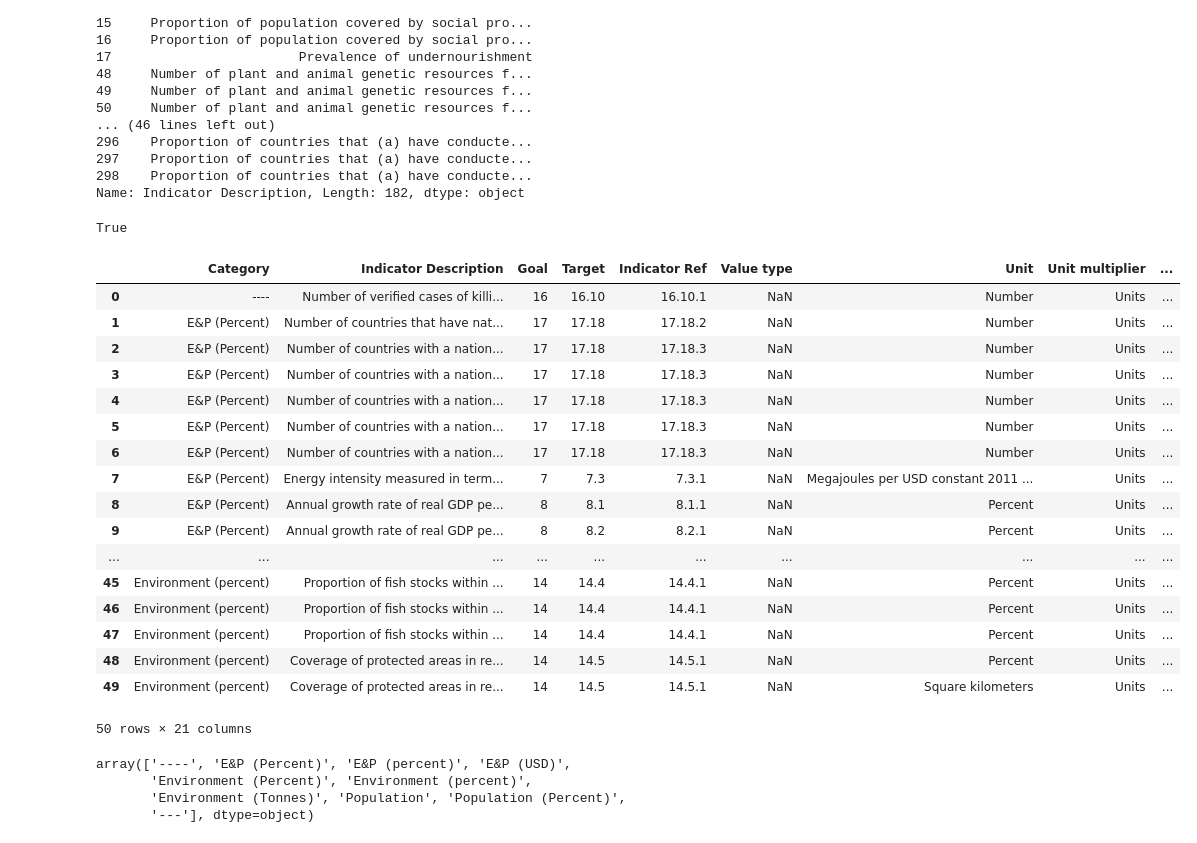
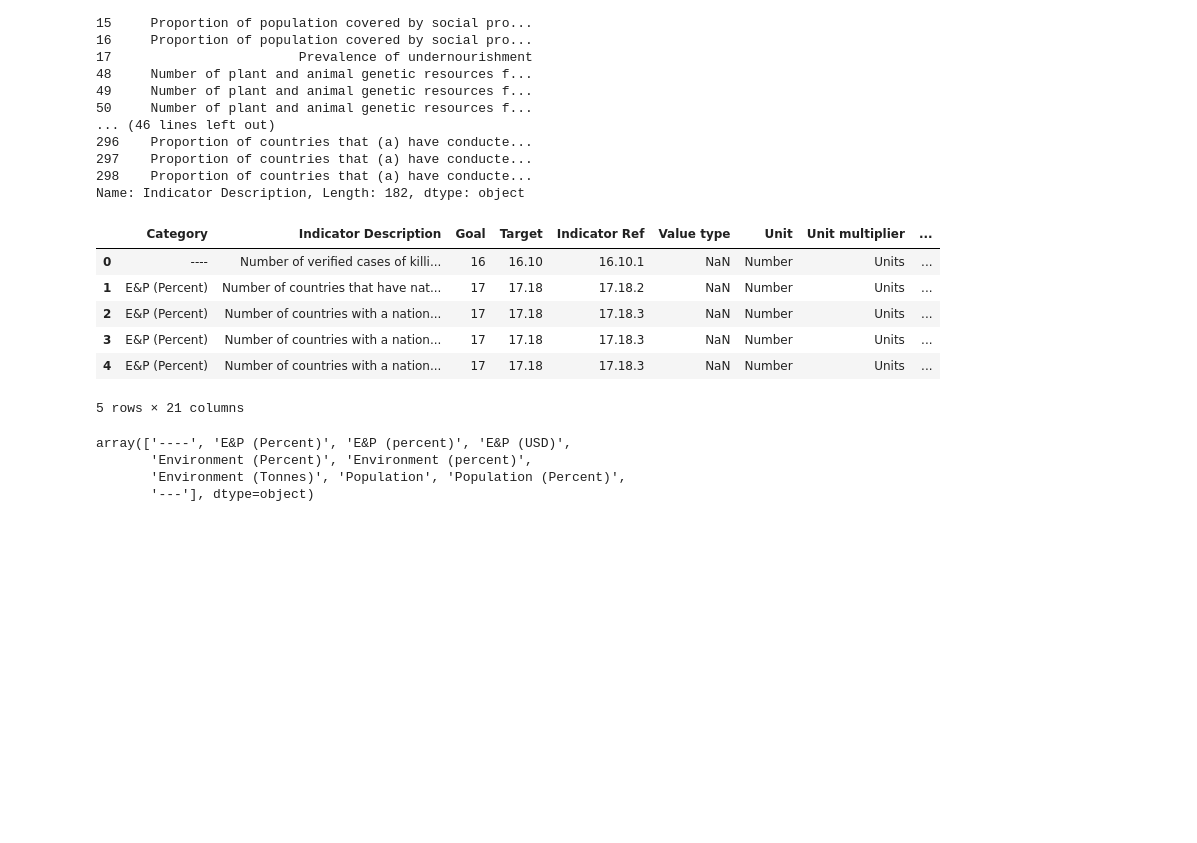
Before and after one commit to felix-laumann/MBML-SDG-targets, a Jupyter notebook: Data preprocessing and visualisation_GalinaFelix.ipynb, the cells around one changed output. Cells and saved outputs as stored; diff of their text form; code cells hidden in the pictures; blank space fills up the shorter version.

```diff
--- a/Data preprocessing and visualisation_GalinaFelix.ipynb
+++ b/Data preprocessing and visualisation_GalinaFelix.ipynb
@@ -257,34 +257,17 @@ df6['Indicator Description']
 297    Proportion of countries that (a) have conducte...
 298    Proportion of countries that (a) have conducte...
 Name: Indicator Description, Length: 182, dtype: object
-# %%
-df6Desc = df6['Indicator Description'].unique().sort()
-indcat = indicator_categories['Indicator Description'].unique()
-df6Desc == indcat.sort()
-# %% [output]
-True
 # %%
 ind_cat_joined = indicator_categories.merge(df6, on='Indicator Description')
-ind_cat_joined.head(50)
+ind_cat_joined.head()
 # %% [output]
 |  | Category | Indicator Description | Goal | Target | Indicator Ref | Value type | Unit | Unit multiplier | ... |
 | 0 | ---- | Number of verified cases of killi... | 16 | 16.10 | 16.10.1 | NaN | Number | Units | ... |
 | 1 | E&P (Percent) | Number of countries that have nat... | 17 | 17.18 | 17.18.2 | NaN | Number | Units | ... |
 | 2 | E&P (Percent) | Number of countries with a nation... | 17 | 17.18 | 17.18.3 | NaN | Number | Units | ... |
 | 3 | E&P (Percent) | Number of countries with a nation... | 17 | 17.18 | 17.18.3 | NaN | Number | Units | ... |
 | 4 | E&P (Percent) | Number of countries with a nation... | 17 | 17.18 | 17.18.3 | NaN | Number | Units | ... |
-| 5 | E&P (Percent) | Number of countries with a nation... | 17 | 17.18 | 17.18.3 | NaN | Number | Units | ... |
-| 6 | E&P (Percent) | Number of countries with a nation... | 17 | 17.18 | 17.18.3 | NaN | Number | Units | ... |
-| 7 | E&P (Percent) | Energy intensity measured in term... | 7 | 7.3 | 7.3.1 | NaN | Megajoules per USD constant 2011 ... | Units | ... |
-| 8 | E&P (Percent) | Annual growth rate of real GDP pe... | 8 | 8.1 | 8.1.1 | NaN | Percent | Units | ... |
-| 9 | E&P (Percent) | Annual growth rate of real GDP pe... | 8 | 8.2 | 8.2.1 | NaN | Percent | Units | ... |
-| ... | ... | ... | ... | ... | ... | ... | ... | ... | ... |
-| 45 | Environment (percent) | Proportion of fish stocks within ... | 14 | 14.4 | 14.4.1 | NaN | Percent | Units | ... |
-| 46 | Environment (percent) | Proportion of fish stocks within ... | 14 | 14.4 | 14.4.1 | NaN | Percent | Units | ... |
-| 47 | Environment (percent) | Proportion of fish stocks within ... | 14 | 14.4 | 14.4.1 | NaN | Percent | Units | ... |
-| 48 | Environment (percent) | Coverage of protected areas in re... | 14 | 14.5 | 14.5.1 | NaN | Percent | Units | ... |
-| 49 | Environment (percent) | Coverage of protected areas in re... | 14 | 14.5 | 14.5.1 | NaN | Square kilometers | Units | ... |
-50 rows × 21 columns
+5 rows × 21 columns
 # %%
 ind_cat_joined['Category'].unique()
 # %% [output]
```
Also changed, not shown: parts of 21 cells of this notebook, 1 other file.
